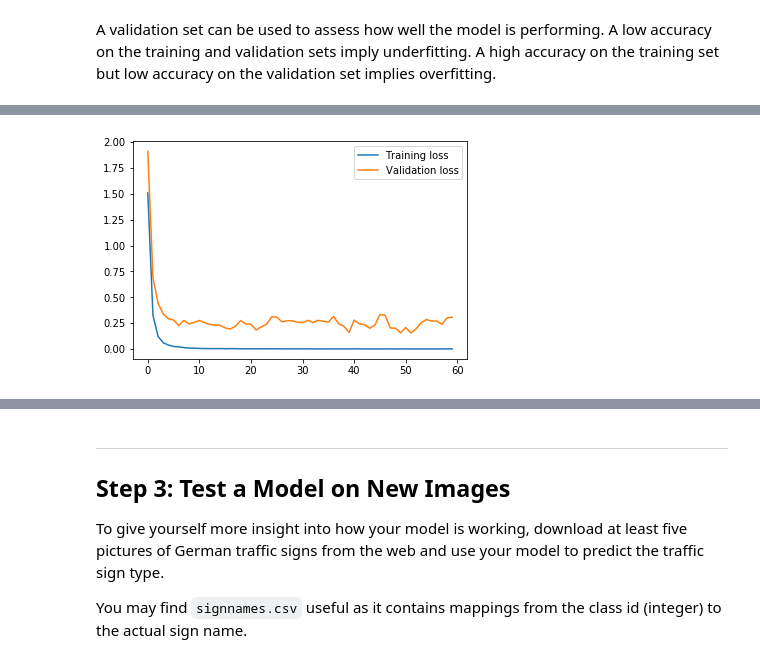
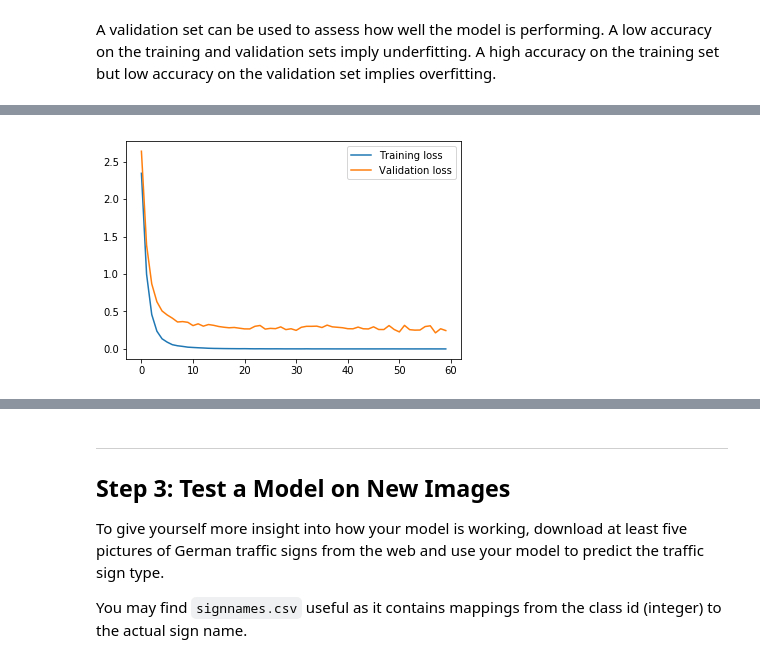
Before and after one commit to lokesh1210/SDCND, a Jupyter notebook: CarND-Traffic-Sign-Classifier-Project/Traffic_Sign_Classifier.ipynb, the cells around one changed output, grey strips where cells are left out. Cells and saved outputs as stored; diff of their text form; code cells hidden in the pictures.

```diff
--- a/CarND-Traffic-Sign-Classifier-Project/Traffic_Sign_Classifier.ipynb
+++ b/CarND-Traffic-Sign-Classifier-Project/Traffic_Sign_Classifier.ipynb
@@ -511,7 +511,7 @@ y = tf.placeholder(tf.int32, (None))
 is_training = tf.placeholder(tf.bool)
 one_hot_y = tf.one_hot(y, 43)
 
-rate = 0.001
+rate = 0.0005
 epochs = 60
 batch_size=256
 nstats = 2
@@ -559,10 +559,11 @@ with tf.Session() as sess:
 #                 print('Train.Loss: {:>5.6f} Valid.Loss: {:.6f}'.format(train_loss,val_loss))
 #             batch_i+=1
 
-
+        train_acc = evaluate(sess, accuracy_operation,  xNorm_train, y_train,batch_size)
         train_loss = evaluate(sess, loss_operation,  xNorm_train, y_train,batch_size)
         val_loss = evaluate(sess,loss_operation,  xNorm_valid, y_valid, batch_size)
         val_acc = evaluate(sess,accuracy_operation,  xNorm_valid, y_valid, batch_size)
+        accuracies['train'].append(train_acc)
         losses['train'].append(train_loss)
         losses['validation'].append(val_loss)
         accuracies['validation'].append(val_acc)
@@ -600,5 +601,5 @@ Validation Accuracy: 0.958503
 Model saved
-[figure, old version]
+[figure, new version]
 # %%
 # plot Graphs
 fig, ax1 = plt.subplots()
```
Also changed, not shown: parts of 14 cells of this notebook, 8 other files.
